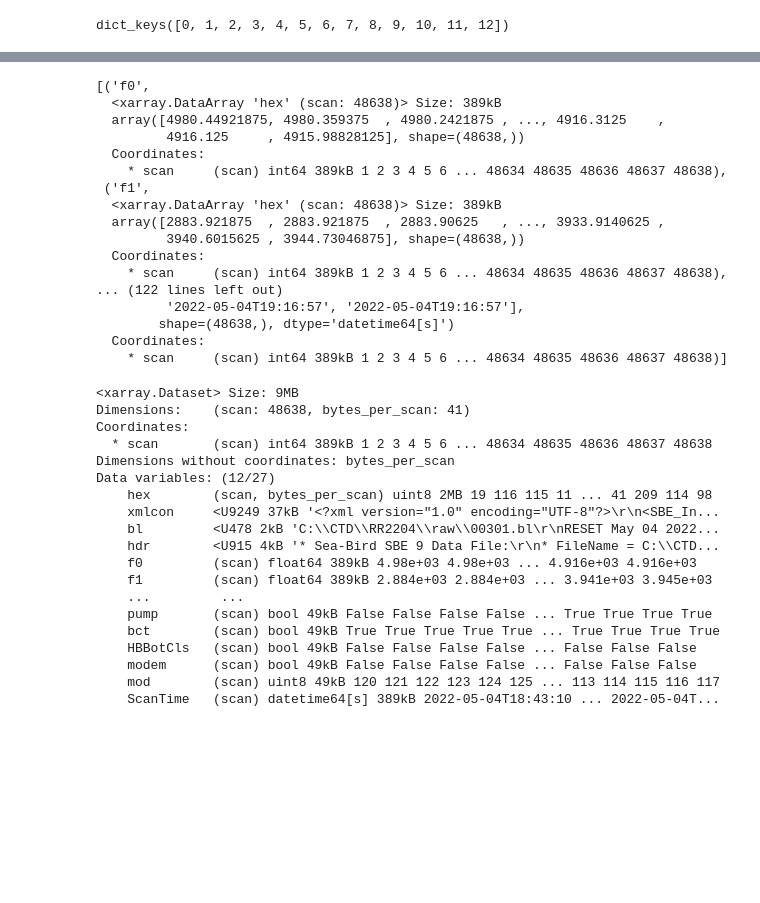
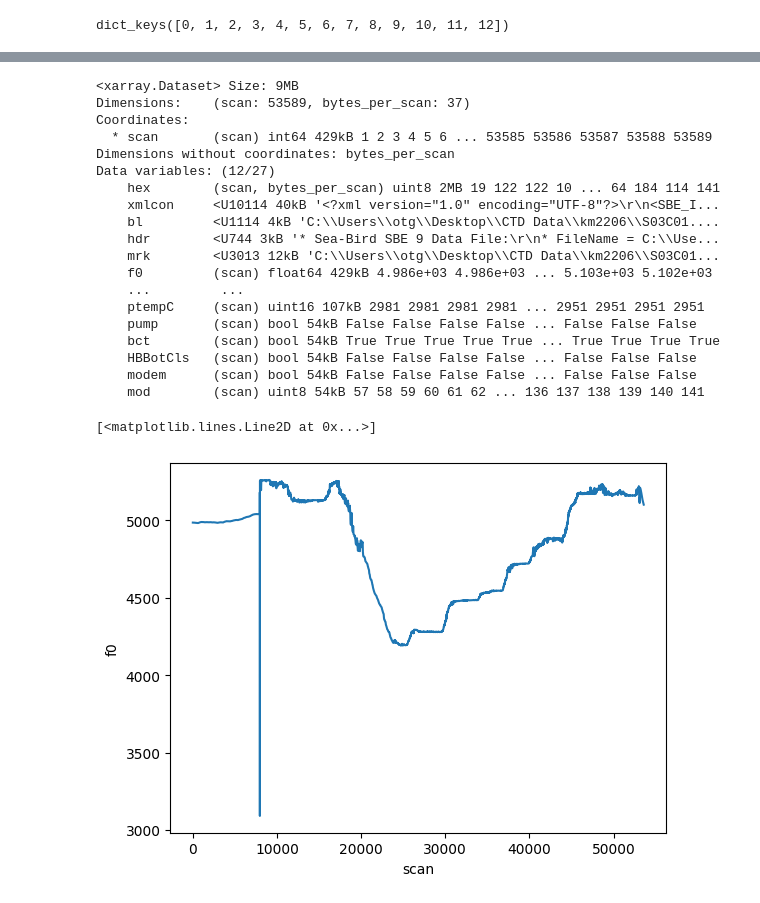
Before and after one commit to SIO-ODF/odfsbe, a Jupyter notebook: demo.ipynb, the cells around one changed output, grey strips where cells are left out. Cells and saved outputs as stored; diff of their text form; code cells hidden in the pictures; blank space fills up the shorter version.

```diff
--- a/demo.ipynb
+++ b/demo.ipynb
@@ -1,5 +11,6 @@
 # %%
 from odf.sbe.io import read_hex
 # %%
-# %%time
-ds = read_hex("test_data/00301.hex")
+#   In this example, I have the .hex in the same folder as the other files.
+ds = read_hex("test_data/S03C01.hex")
+ds
@@ -110,42 +292,29 @@ list(ds.sbe)
-# %%
-list(ds.sbe.items())
-# %% [output]
-[('f0',
-  <xarray.DataArray 'hex' (scan: 48638)> Size: 389kB
-  array([4980.44921875, 4980.359375  , 4980.2421875 , ..., 4916.3125    ,
-         4916.125     , 4915.98828125], shape=(48638,))
-  Coordinates:
-    * scan     (scan) int64 389kB 1 2 3 4 5 6 ... 48634 48635 48636 48637 48638),
- ('f1',
-  <xarray.DataArray 'hex' (scan: 48638)> Size: 389kB
-  array([2883.921875  , 2883.921875  , 2883.90625   , ..., 3933.9140625 ,
-         3940.6015625 , 3944.73046875], shape=(48638,))
-  Coordinates:
-    * scan     (scan) int64 389kB 1 2 3 4 5 6 ... 48634 48635 48636 48637 48638),
-... (122 lines left out)
-         '2022-05-04T19:16:57', '2022-05-04T19:16:57'],
-        shape=(48638,), dtype='datetime64[s]')
-  Coordinates:
-    * scan     (scan) int64 389kB 1 2 3 4 5 6 ... 48634 48635 48636 48637 48638)]
 # %%
-ds.sbe.serialize()
+my_data = ds.sbe.serialize()
+my_data
 # %% [output]
 <xarray.Dataset> Size: 9MB
-Dimensions:    (scan: 48638, bytes_per_scan: 41)
+Dimensions:    (scan: 53589, bytes_per_scan: 37)
 Coordinates:
-  * scan       (scan) int64 389kB 1 2 3 4 5 6 ... 48634 48635 48636 48637 48638
+  * scan       (scan) int64 429kB 1 2 3 4 5 6 ... 53585 53586 53587 53588 53589
 Dimensions without coordinates: bytes_per_scan
 Data variables: (12/27)
-    hex        (scan, bytes_per_scan) uint8 2MB 19 116 115 11 ... 41 209 114 98
-    xmlcon     <U9249 37kB '<?xml version="1.0" encoding="UTF-8"?>\r\n<SBE_In...
-    bl         <U478 2kB 'C:\\CTD\\RR2204\\raw\\00301.bl\r\nRESET May 04 2022...
-    hdr        <U915 4kB '* Sea-Bird SBE 9 Data File:\r\n* FileName = C:\\CTD...
-    f0         (scan) float64 389kB 4.98e+03 4.98e+03 ... 4.916e+03 4.916e+03
-    f1         (scan) float64 389kB 2.884e+03 2.884e+03 ... 3.941e+03 3.945e+03
+    hex        (scan, bytes_per_scan) uint8 2MB 19 122 122 10 ... 64 184 114 141
+    xmlcon     <U10114 40kB '<?xml version="1.0" encoding="UTF-8"?>\r\n<SBE_I...
+    bl         <U1114 4kB 'C:\\Users\\otg\\Desktop\\CTD Data\\km2206\\S03C01....
+    hdr        <U744 3kB '* Sea-Bird SBE 9 Data File:\r\n* FileName = C:\\Use...
+    mrk        <U3013 12kB 'C:\\Users\\otg\\Desktop\\CTD Data\\km2206\\S03C01...
+    f0         (scan) float64 429kB 4.986e+03 4.986e+03 ... 5.103e+03 5.102e+03
     ...         ...
-    pump       (scan) bool 49kB False False False False ... True True True True
-    bct        (scan) bool 49kB True True True True True ... True True True True
-    HBBotCls   (scan) bool 49kB False False False False ... False False False
-    modem      (scan) bool 49kB False False False False ... False False False
-    mod        (scan) uint8 49kB 120 121 122 123 124 125 ... 113 114 115 116 117
-    ScanTime   (scan) datetime64[s] 389kB 2022-05-04T18:43:10 ... 2022-05-04T...
+    ptempC     (scan) uint16 107kB 2981 2981 2981 2981 ... 2951 2951 2951 2951
+    pump       (scan) bool 54kB False False False False ... False False False
+    bct        (scan) bool 54kB True True True True True ... True True True True
+    HBBotCls   (scan) bool 54kB False False False False ... False False False
+    modem      (scan) bool 54kB False False False False ... False False False
+    mod        (scan) uint8 54kB 57 58 59 60 61 62 ... 136 137 138 139 140 141
+# %%
+#   Primary temperature - Making it easy to see when the sensor package hits the water
+my_data["f0"].plot(label="f0")
+# %% [output]
+[<matplotlib.lines.Line2D at 0x...>]
+[figure, added]
```
Also changed, not shown: parts of 27 cells of this notebook.
